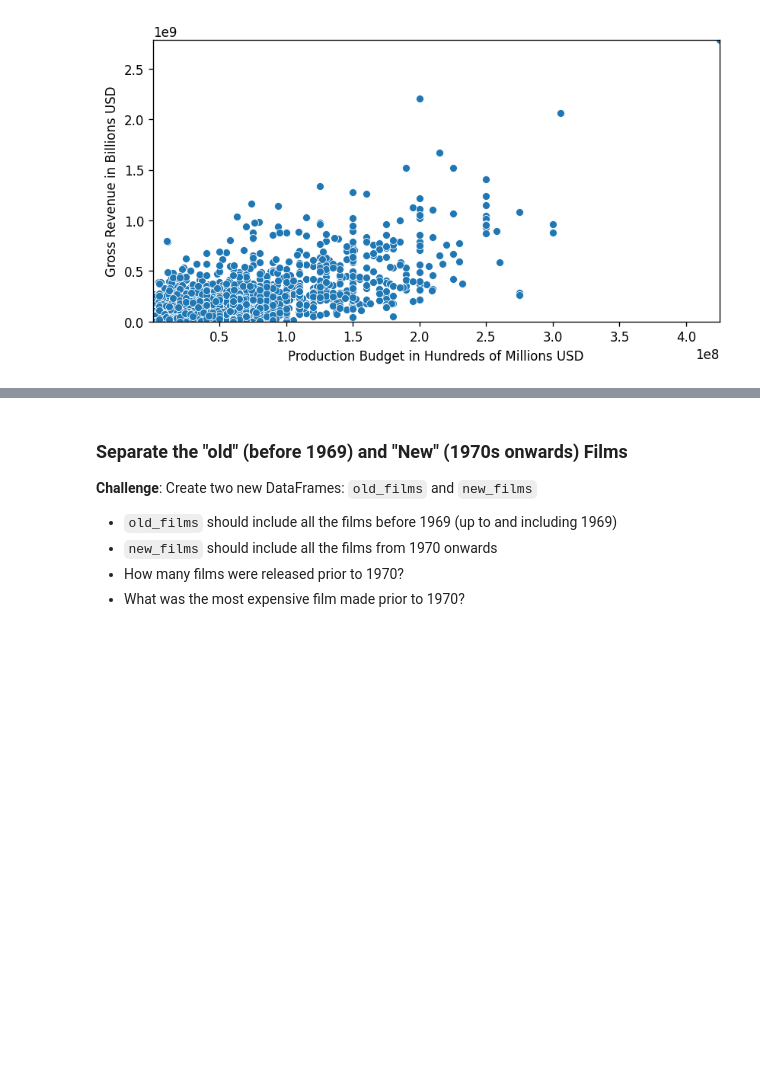
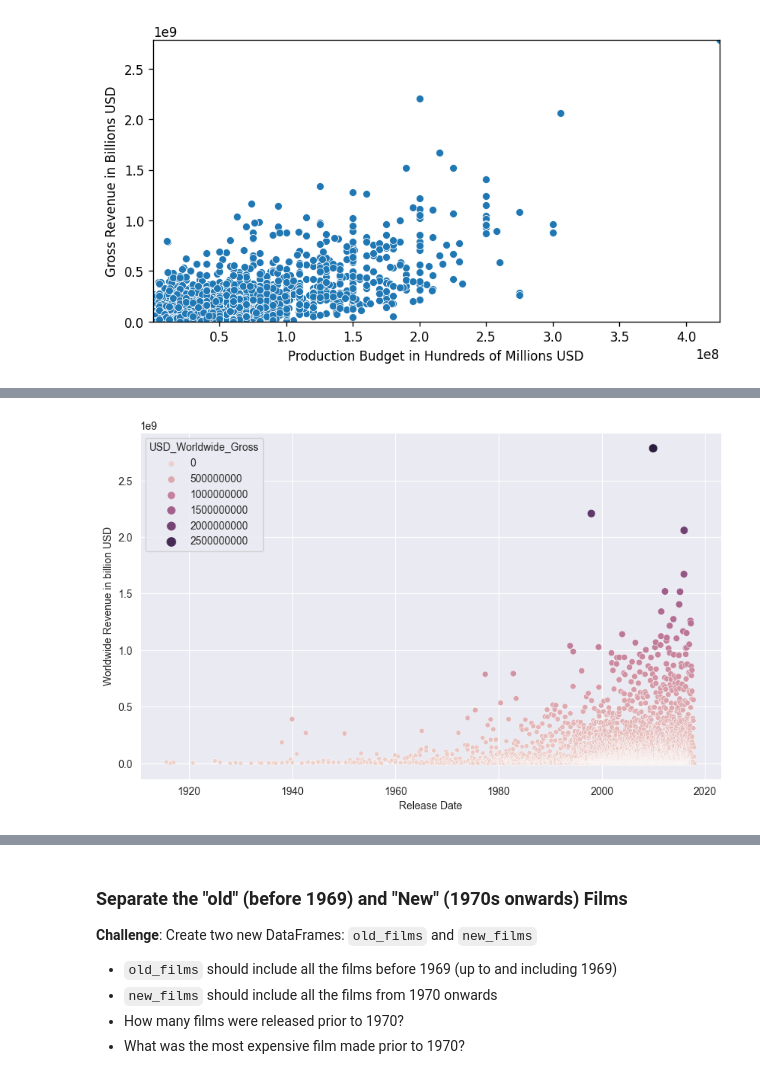
Before and after one commit to Xor01/MovieBudget-vs-Revenue, a Jupyter notebook: Seaborn_and_Linear_Regression.ipynb, the cells around one changed output, grey strips where cells are left out. Drawn from its saved outputs; the diff is of its cells as text; code cells hidden in the pictures; blank space fills up the shorter version.

Commit message:
create a bubble chart to describe usd_worldwide_gross over period of years

```diff
--- a/Seaborn_and_Linear_Regression.ipynb
+++ b/Seaborn_and_Linear_Regression.ipynb
@@ -292,6 +292,15 @@ plt.show()
 **Challenge**: Try to create the following Bubble Chart:
 
 <img src=https://i.imgur.com/8fUn9T6.png>
+# %%
+plt.figure(figsize=(10, 6))
+sns.set_style(style='darkgrid')
+x2 = sns.scatterplot(data_clean, y='USD_Worldwide_Gross', x='Release_Date', hue='USD_Worldwide_Gross', size='USD_Worldwide_Gross')
+
+x2.set(ylabel='Worldwide Revenue in billion USD', xlabel='Release Date')
+plt.show()
+# %% [output]
+[figure, added]
 # %% [markdown]
 # Converting Years to Decades Trick
 
```
